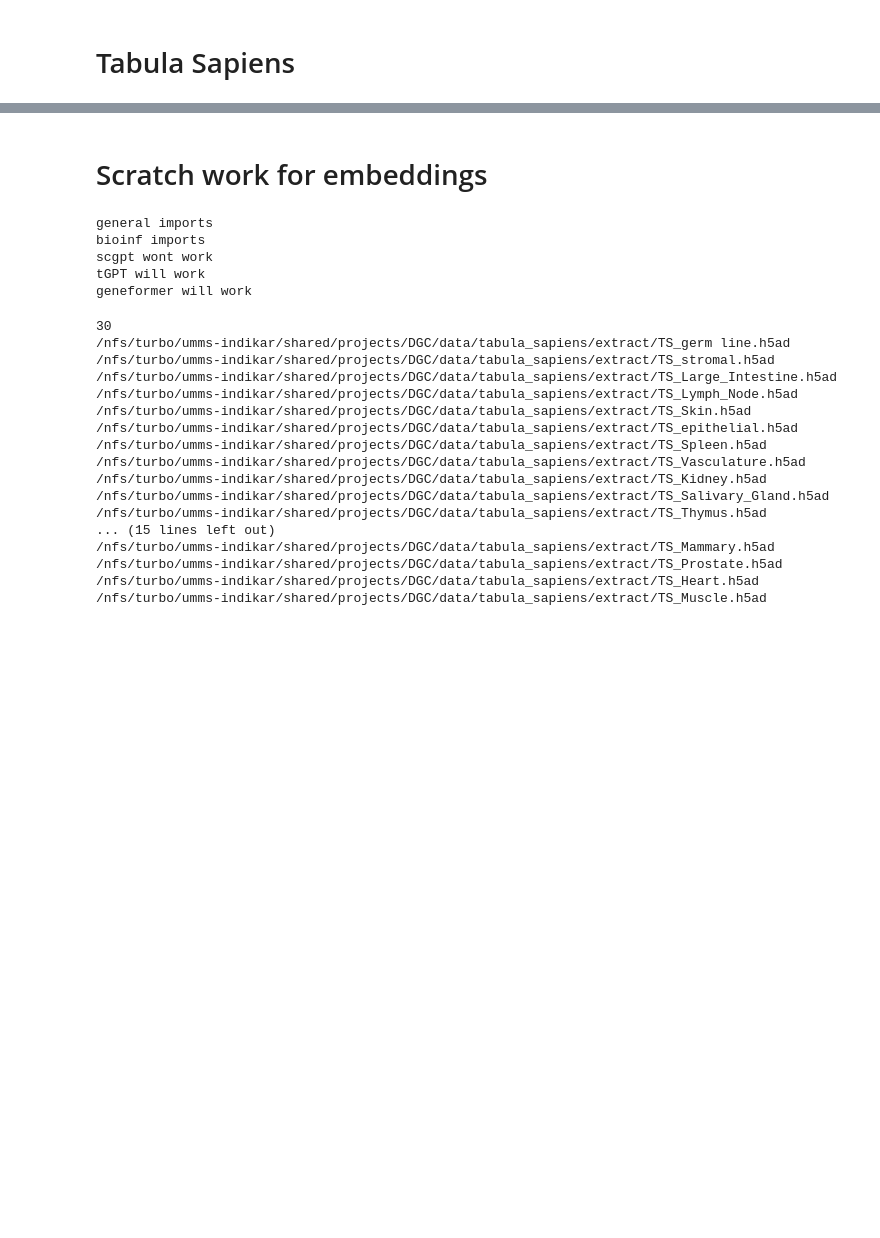
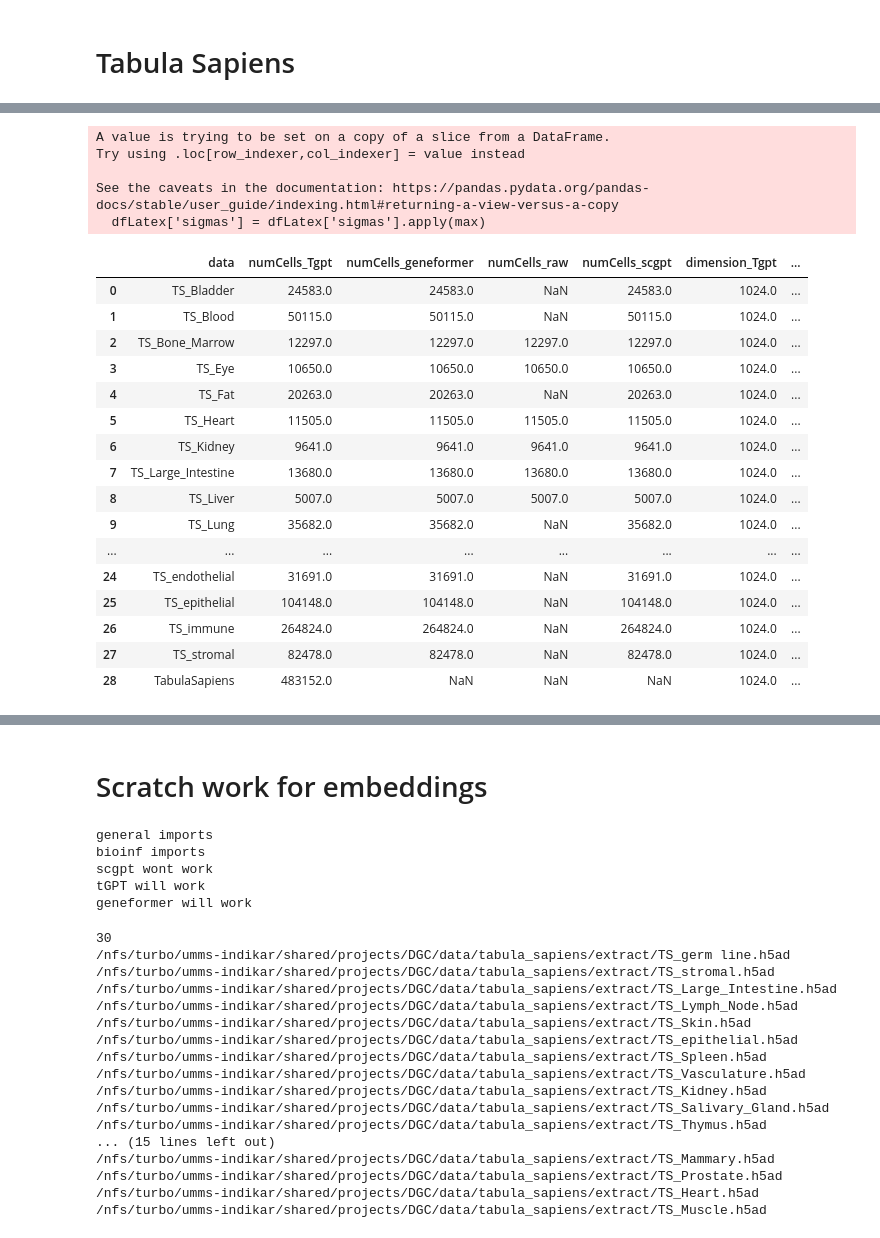
Before and after one commit to Jpickard1/scFoundationModels, a Jupyter notebook: notebooks/datasets/TS_embeddings.ipynb, the cells around one changed output, grey strips where cells are left out. Drawn from its saved outputs; the diff is of its cells as text; code cells hidden in the pictures; blank space fills up the shorter version.

```diff
--- a/notebooks/datasets/TS_embeddings.ipynb
+++ b/notebooks/datasets/TS_embeddings.ipynb
@@ -42,0 +235,37 @@ for file in h5ad_files:
+# %%
+df = pd.DataFrame(all_results)
+dfLatex = df[['data', 'model', 'numCells', 'dimension', 'sigmas']]
+dfLatex['sigmas'] = dfLatex['sigmas'].apply(max)
+# Pivot the table
+df_refactored = dfLatex.pivot(index='data', columns='model', values=['numCells', 'dimension', 'sigmas'])
+
+# Flatten the column names
+df_refactored.columns = ['_'.join(col).strip() for col in df_refactored.columns.values]
+
+# Reset index to make 'data' a regular column
+df_refactored = df_refactored.reset_index()
+
+(df_refactored)
+# %% [output]
+A value is trying to be set on a copy of a slice from a DataFrame.
+Try using .loc[row_indexer,col_indexer] = value instead
+
+See the caveats in the documentation: https://pandas.pydata.org/pandas-docs/stable/user_guide/indexing.html#returning-a-view-versus-a-copy
+  dfLatex['sigmas'] = dfLatex['sigmas'].apply(max)
+|  | data | numCells_Tgpt | numCells_geneformer | numCells_raw | numCells_scgpt | dimension_Tgpt | ... |
+| 0 | TS_Bladder | 24583.0 | 24583.0 | NaN | 24583.0 | 1024.0 | ... |
+| 1 | TS_Blood | 50115.0 | 50115.0 | NaN | 50115.0 | 1024.0 | ... |
+| 2 | TS_Bone_Marrow | 12297.0 | 12297.0 | 12297.0 | 12297.0 | 1024.0 | ... |
+| 3 | TS_Eye | 10650.0 | 10650.0 | 10650.0 | 10650.0 | 1024.0 | ... |
+| 4 | TS_Fat | 20263.0 | 20263.0 | NaN | 20263.0 | 1024.0 | ... |
+| 5 | TS_Heart | 11505.0 | 11505.0 | 11505.0 | 11505.0 | 1024.0 | ... |
+| 6 | TS_Kidney | 9641.0 | 9641.0 | 9641.0 | 9641.0 | 1024.0 | ... |
+| 7 | TS_Large_Intestine | 13680.0 | 13680.0 | 13680.0 | 13680.0 | 1024.0 | ... |
+| 8 | TS_Liver | 5007.0 | 5007.0 | 5007.0 | 5007.0 | 1024.0 | ... |
+| 9 | TS_Lung | 35682.0 | 35682.0 | NaN | 35682.0 | 1024.0 | ... |
+| ... | ... | ... | ... | ... | ... | ... | ... |
+| 24 | TS_endothelial | 31691.0 | 31691.0 | NaN | 31691.0 | 1024.0 | ... |
+| 25 | TS_epithelial | 104148.0 | 104148.0 | NaN | 104148.0 | 1024.0 | ... |
+| 26 | TS_immune | 264824.0 | 264824.0 | NaN | 264824.0 | 1024.0 | ... |
+| 27 | TS_stromal | 82478.0 | 82478.0 | NaN | 82478.0 | 1024.0 | ... |
+| 28 | TabulaSapiens | 483152.0 | NaN | NaN | NaN | 1024.0 | ... |
```
Also changed, not shown: parts of 18 cells of this notebook, 8 other files.
